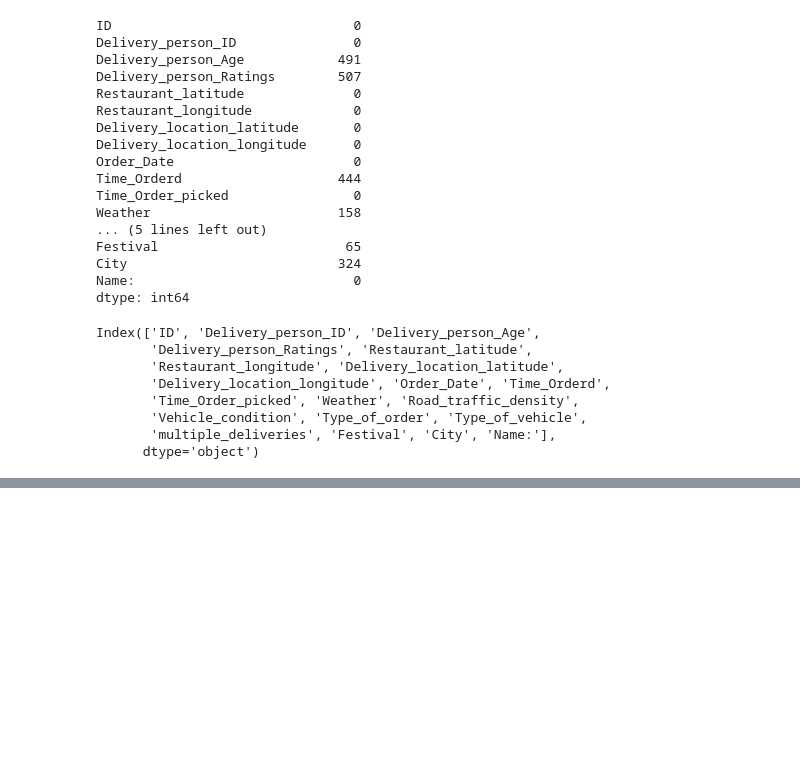
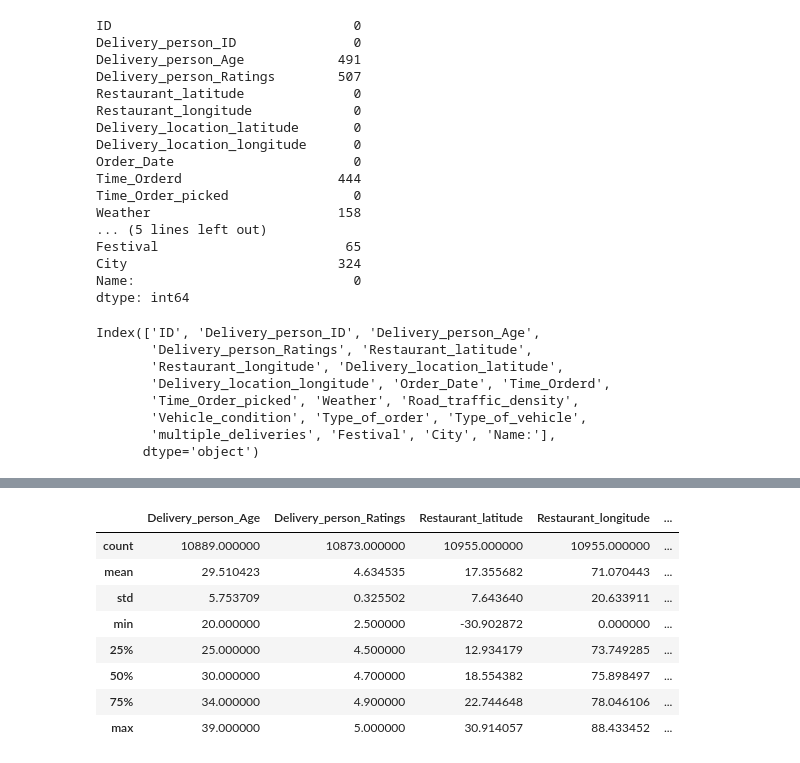
Before and after one commit to RaphaelMuthenya/Amazon-Business-Research-Analyst-Dataset, a Jupyter notebook: Amazon_Business_Research _Analyst_Dataset.ipynb, the cells around one changed output, grey strips where cells are left out. Saved outputs shown, nothing was run; the diff lists cells and outputs as text; code cells hidden in the pictures; blank space fills up the shorter version.

```diff
--- a/Amazon_Business_Research _Analyst_Dataset.ipynb
+++ b/Amazon_Business_Research _Analyst_Dataset.ipynb
@@ -89,0 +187,12 @@ Index(['ID', 'Delivery_person_ID', 'Delivery_person_Age',
+# %%
+df_amazon.describe()
+# %% [output]
+|  | Delivery_person_Age | Delivery_person_Ratings | Restaurant_latitude | Restaurant_longitude | ... |
+| count | 10889.000000 | 10873.000000 | 10955.000000 | 10955.000000 | ... |
+| mean | 29.510423 | 4.634535 | 17.355682 | 71.070443 | ... |
+| std | 5.753709 | 0.325502 | 7.643640 | 20.633911 | ... |
+| min | 20.000000 | 2.500000 | -30.902872 | 0.000000 | ... |
+| 25% | 25.000000 | 4.500000 | 12.934179 | 73.749285 | ... |
+| 50% | 30.000000 | 4.700000 | 18.554382 | 75.898497 | ... |
+| 75% | 34.000000 | 4.900000 | 22.744648 | 78.046106 | ... |
+| max | 39.000000 | 5.000000 | 30.914057 | 88.433452 | ... |
```
Also changed, not shown: parts of 9 cells of this notebook.
